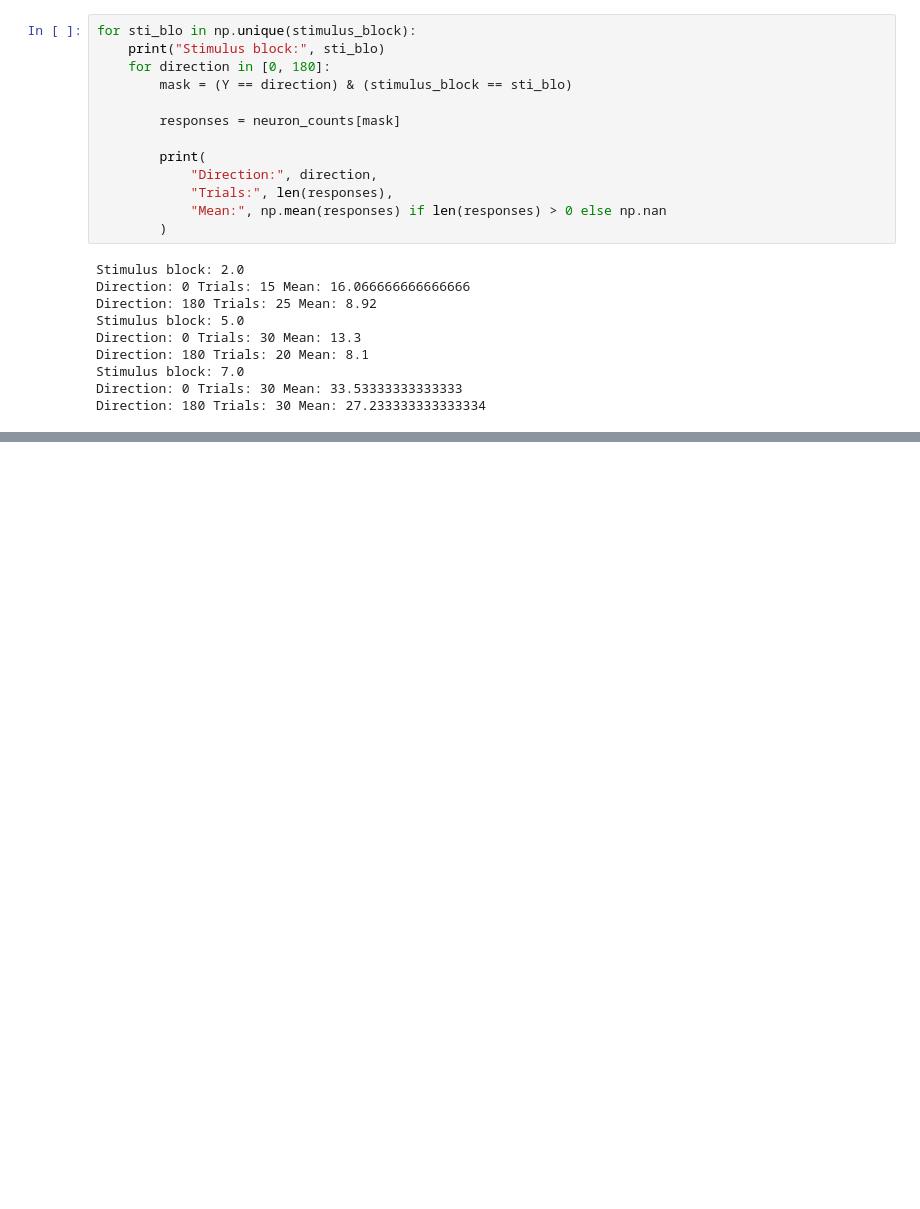
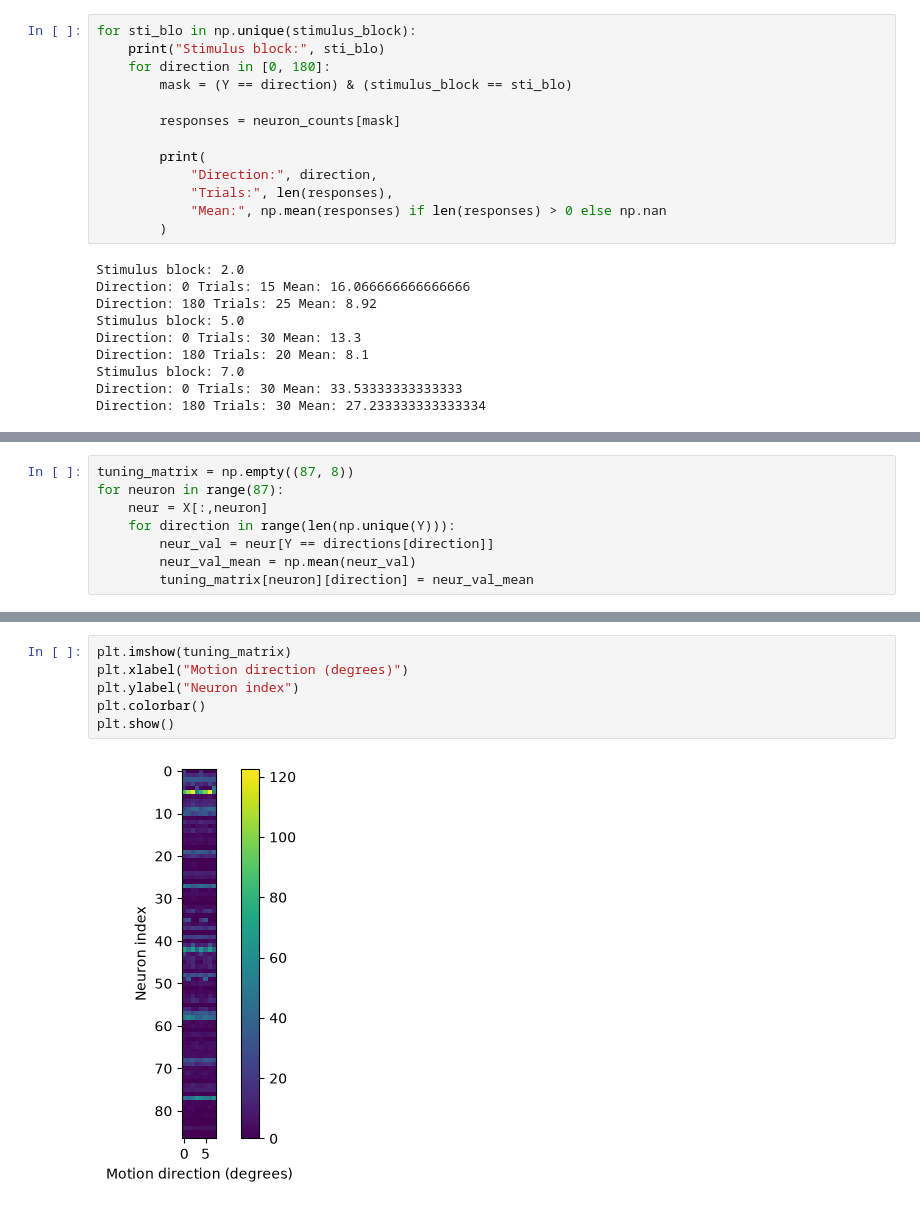
Before and after one commit to Kian3388/mouse-v1-direction-decoder, a Jupyter notebook: notebooks/step5.ipynb, the cells around one changed output, grey strips where cells are left out. Saved outputs shown, nothing was run; the diff lists cells and outputs as text; blank space fills up the shorter version.

Commit message:
Characterize population direction tuning and response variability

```diff
--- a/notebooks/step5.ipynb
+++ b/notebooks/step5.ipynb
@@ -117,0 +199,8 @@ Direction: 180 Trials: 30 Mean: 27.233333333333334
+# %%
+tuning_matrix = np.empty((87, 8))
+for neuron in range(87):
+    neur = X[:,neuron]
+    for direction in range(len(np.unique(Y))):
+        neur_val = neur[Y == directions[direction]]
+        neur_val_mean = np.mean(neur_val)
+        tuning_matrix[neuron][direction] = neur_val_mean
@@ -117,0 +236,8 @@ Direction: 180 Trials: 30 Mean: 27.233333333333334
+# %%
+plt.imshow(tuning_matrix)
+plt.xlabel("Motion direction (degrees)")
+plt.ylabel("Neuron index")
+plt.colorbar()
+plt.show()
+# %% [output]
+[figure, added]
```
Also changed, not shown: parts of 28 cells of this notebook.
